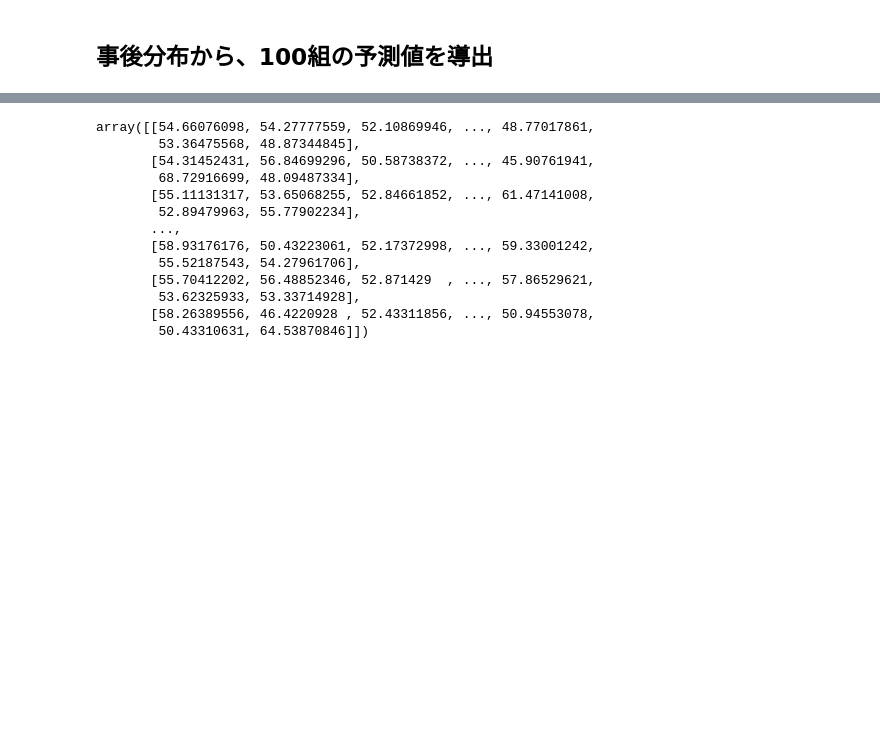
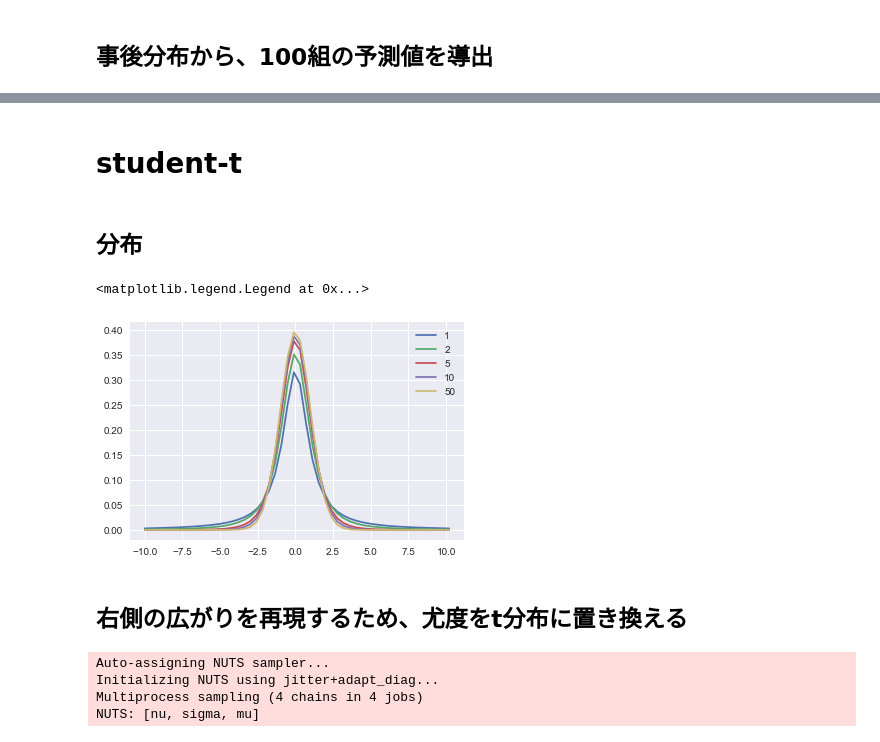
Before and after one commit to hiroaki8388/datascienceEdu, a Jupyter notebook: notebook/複数パラメータの取り扱いと階層モデル.ipynb, the cells around one changed output, grey strips where cells are left out. Saved outputs shown, nothing was run; the diff lists cells and outputs as text; code cells hidden in the pictures; blank space fills up the shorter version.

```diff
--- a/notebook/複数パラメータの取り扱いと階層モデル.ipynb
+++ b/notebook/複数パラメータの取り扱いと階層モデル.ipynb
@@ -70,16 +71,32 @@ for i in y_pred['y']:
-# %%
-y_pred['y'][99]
-# %% [output]
-array([[54.66076098, 54.27777559, 52.10869946, ..., 48.77017861,
-        53.36475568, 48.87344845],
-       [54.31452431, 56.84699296, 50.58738372, ..., 45.90761941,
-        68.72916699, 48.09487334],
-       [55.11131317, 53.65068255, 52.84661852, ..., 61.47141008,
-        52.89479963, 55.77902234],
-       ...,
-       [58.93176176, 50.43223061, 52.17372998, ..., 59.33001242,
-        55.52187543, 54.27961706],
-       [55.70412202, 56.48852346, 52.871429  , ..., 57.86529621,
-        53.62325933, 53.33714928],
-       [58.26389556, 46.4220928 , 52.43311856, ..., 50.94553078,
-        50.43310631, 64.53870846]])
+# %% [markdown]
+# student-t
+# %% [markdown]
+## 分布
+# %%
+x_value=np.linspace(-10,10.200)
+
+# どれ位ガウス分布に似ているかを表す
+norm_values=[1,2,5,10,50]
+for norm in norm_values:
+    dist=stats.t(norm)
+    x_pdf=dist.pdf(x_value)
+    plt.plot(x_value,x_pdf,label=norm)
+plt.legend()
+# %% [output]
+<matplotlib.legend.Legend at 0x...>
+[figure, added]
+# %% [markdown]
+## 右側の広がりを再現するため、尤度をt分布に置き換える
+# %%
+with pm.Model() as model_t:
+    mu=pm.Uniform('mu',40,75)
+    sigma=pm.HalfNormal('sigma',sd=10)
+    nu=pm.Exponential('nu',1/30)
+    y=pm.StudentT('y',mu=mu,sd=sigma,nu=nu,observed=data)
+
+    trace_t=pm.sample(1100,njobs=4)
+# %% [output]
+Auto-assigning NUTS sampler...
+Initializing NUTS using jitter+adapt_diag...
+Multiprocess sampling (4 chains in 4 jobs)
+NUTS: [nu, sigma, mu]
```
Also changed, not shown: parts of 12 cells of this notebook.
